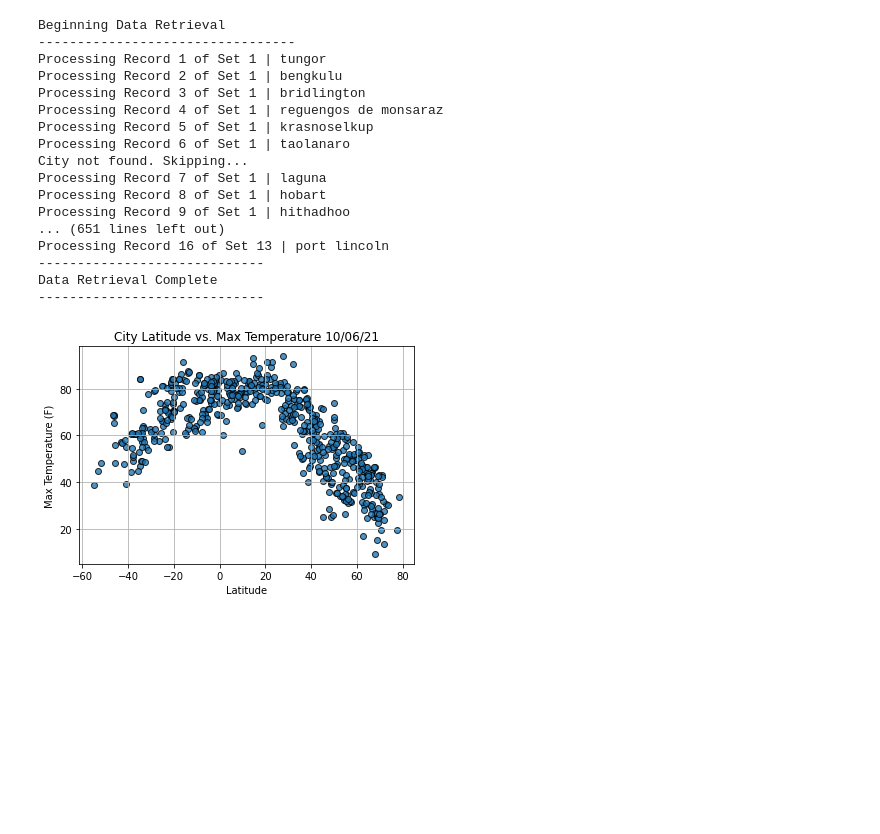
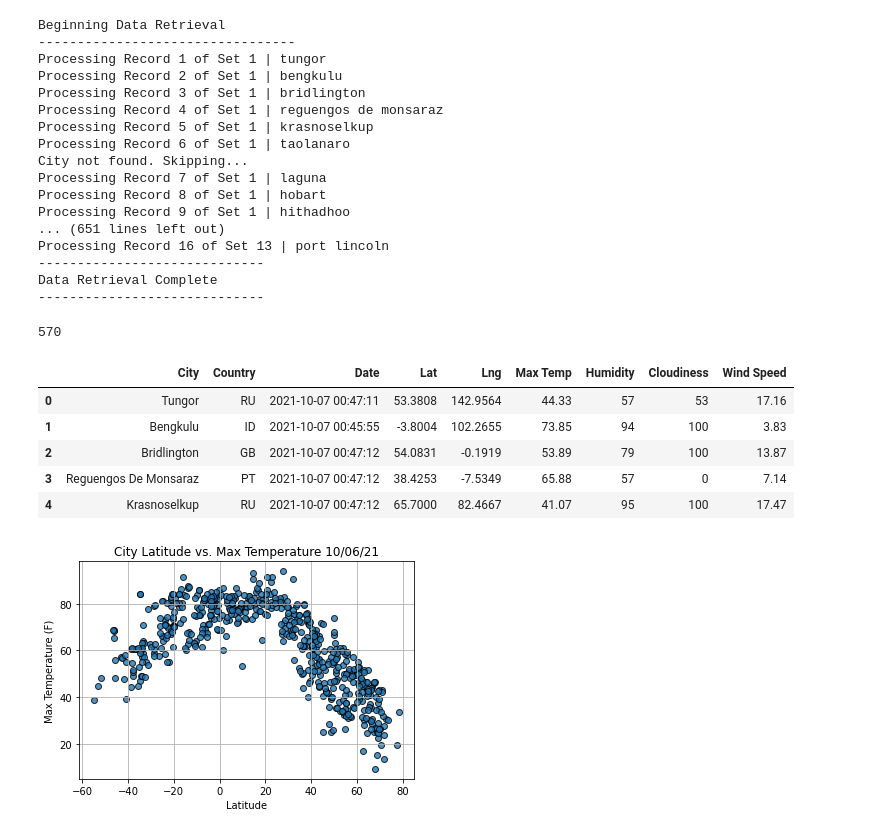
Before and after one commit to Mary-Wood/World_Weather_Analysis, a Jupyter notebook: WeatherPy.ipynb, the cells around one changed output. Drawn from its saved outputs; the diff is of its cells as text; code cells hidden in the pictures; blank space fills up the shorter version.

```diff
--- a/WeatherPy.ipynb
+++ b/WeatherPy.ipynb
@@ -115,6 +115,10 @@ Processing Record 16 of Set 13 | port lincoln
 -----------------------------
 Data Retrieval Complete
 -----------------------------
+# %%
+len(city_data)
+# %% [output]
+570
 # %%
 #Convert the array of dictionaries to a pandas df
 city_data_df = pd.DataFrame(city_data)
@@ -126,6 +130,15 @@ city_data_df = city_data_df[new_column_order]
 output_data_file = "weather_data/cities.csv"
 #Export data to CSV
 city_data_df.to_csv(output_data_file, index_label = "City ID")
+# %%
+city_data_df.head()
+# %% [output]
+|  | City | Country | Date | Lat | Lng | Max Temp | Humidity | Cloudiness | Wind Speed |
+| 0 | Tungor | RU | 2021-10-07 00:47:11 | 53.3808 | 142.9564 | 44.33 | 57 | 53 | 17.16 |
+| 1 | Bengkulu | ID | 2021-10-07 00:45:55 | -3.8004 | 102.2655 | 73.85 | 94 | 100 | 3.83 |
+| 2 | Bridlington | GB | 2021-10-07 00:47:12 | 54.0831 | -0.1919 | 53.89 | 79 | 100 | 13.87 |
+| 3 | Reguengos De Monsaraz | PT | 2021-10-07 00:47:12 | 38.4253 | -7.5349 | 65.88 | 57 | 0 | 7.14 |
+| 4 | Krasnoselkup | RU | 2021-10-07 00:47:12 | 65.7000 | 82.4667 | 41.07 | 95 | 100 | 17.47 |
 # %%
 # Extract relevant fields from the DataFrame for plotting.
 lats = city_data_df["Lat"]
```
Also changed, not shown: parts of 10 cells of this notebook, 1 other file.
